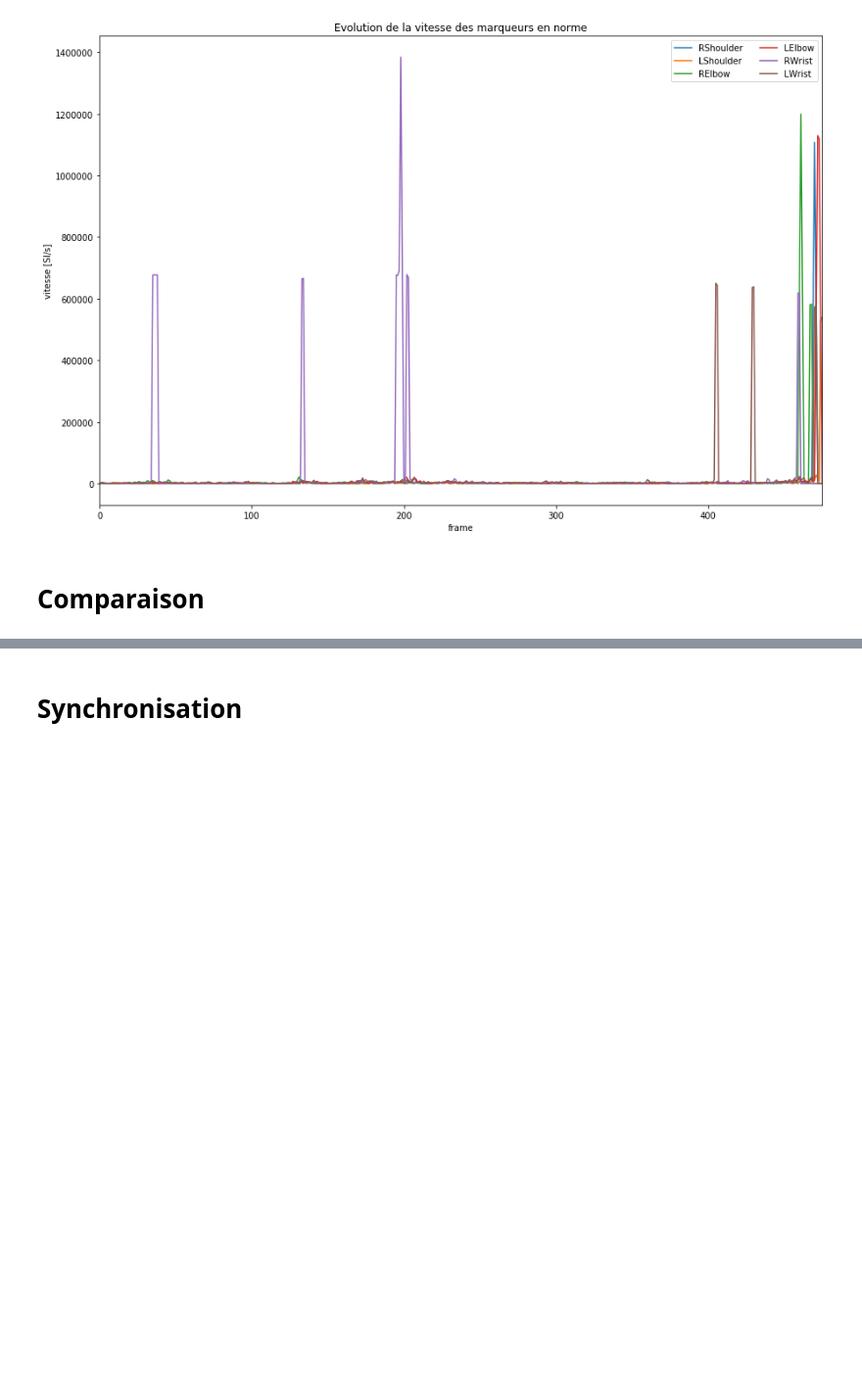
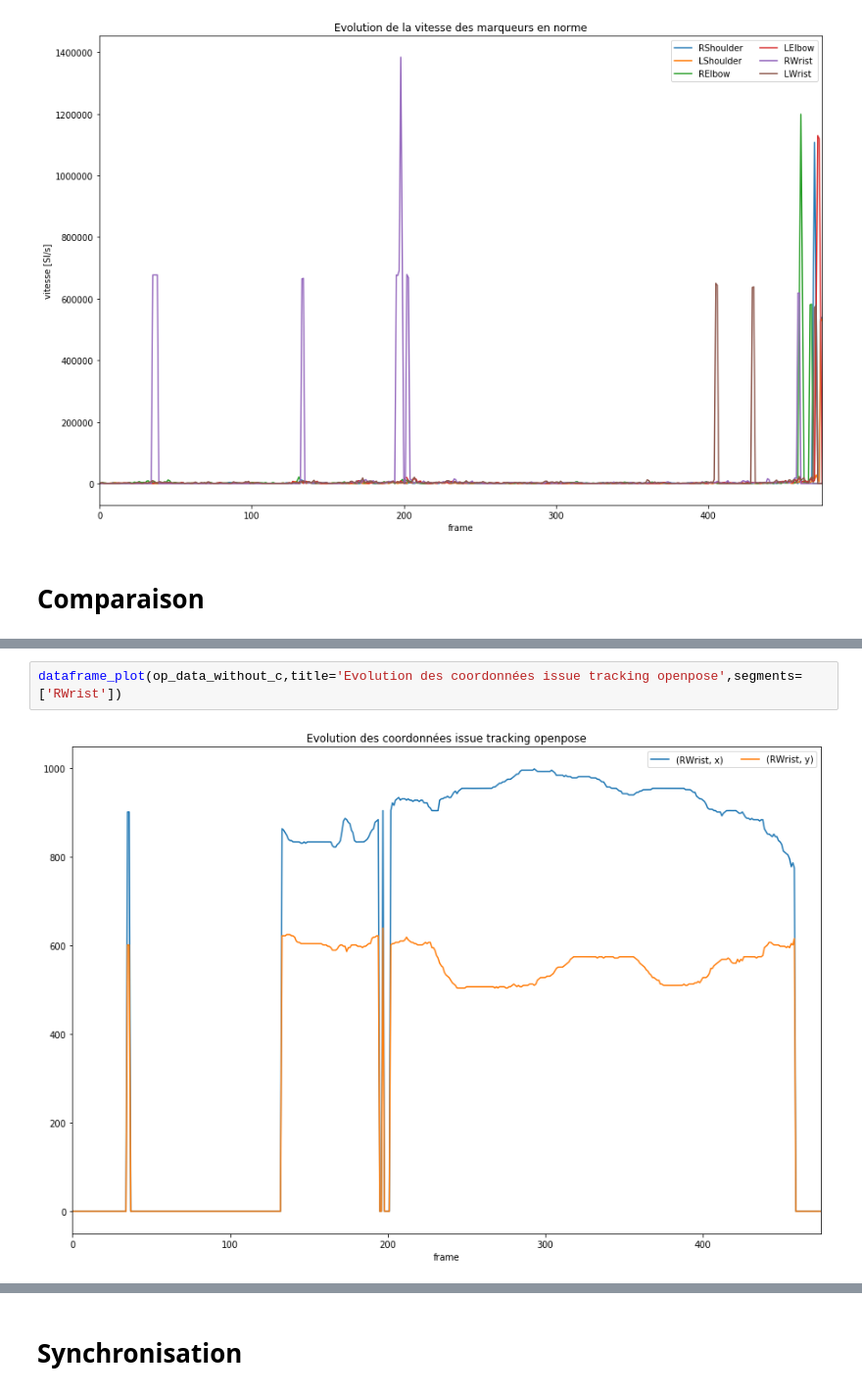
Before and after one commit to AmigoCap/MultiAcqui, a Jupyter notebook: 211019_NicoGabin_carre/01-Comparaison_Mocap_OpenPose_Square.ipynb, the cells around one changed output, grey strips where cells are left out. Shown at 98% size. Cells and saved outputs as stored; diff of their text form; blank space fills up the shorter version.

```diff
--- a/211019_NicoGabin_carre/01-Comparaison_Mocap_OpenPose_Square.ipynb
+++ b/211019_NicoGabin_carre/01-Comparaison_Mocap_OpenPose_Square.ipynb
@@ -415,0 +463,4 @@ Tracer différence entre Mocap et tracking en fonction de confiance
+# %%
+dataframe_plot(op_data_without_c,title='Evolution des coordonnées issue tracking openpose',segments=['RWrist'])
+# %% [output]
+[figure, added]
```
Also changed, not shown: parts of 11 cells of this notebook.
